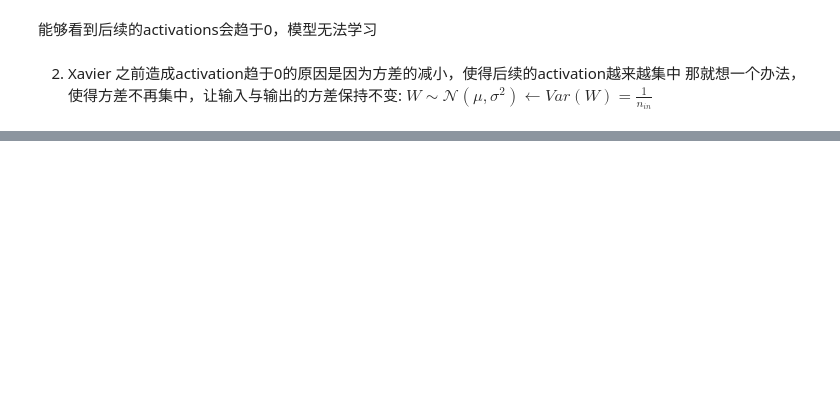
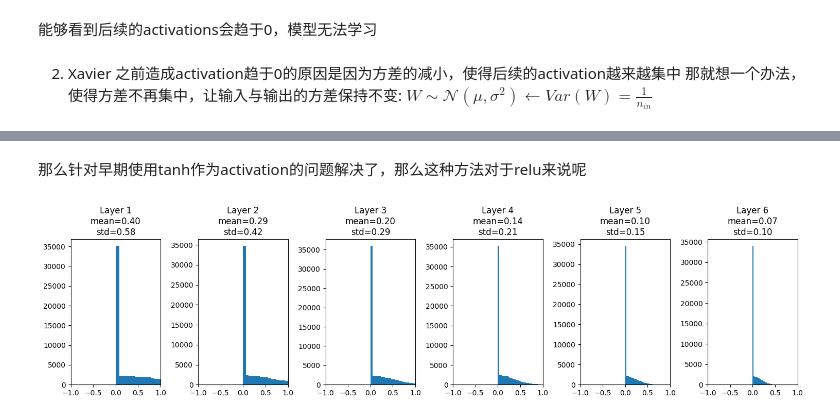
Before and after one commit to hengproject/ML_Recall, a Jupyter notebook: basics/weight_initialization.ipynb, the cells around one changed output, grey strips where cells are left out. Cells and saved outputs as stored; diff of their text form; code cells hidden in the pictures; blank space fills up the shorter version.

```diff
--- a/basics/weight_initialization.ipynb
+++ b/basics/weight_initialization.ipynb
@@ -86,0 +106,14 @@ $
+# %% [markdown]
+那么针对早期使用tanh作为activation的问题解决了，那么这种方法对于relu来说呢
+# %%
+dims = [4096] * 7
+hs = [] # store history
+x = np.random.randn(16,dims[0])
+for Din,Dout in zip(dims[:-1],dims[1:]):
+    #std = sqrt(np.sqrt(D_in))
+    w = np.random.randn(Din,Dout)/np.sqrt(Din)
+    x = np.maximum(0,x@w.T)
+    hs.append(x)
+simple_visualize(hs)
+# %% [output]
+[figure, added]
```
Also changed, not shown: parts of 5 cells of this notebook.
